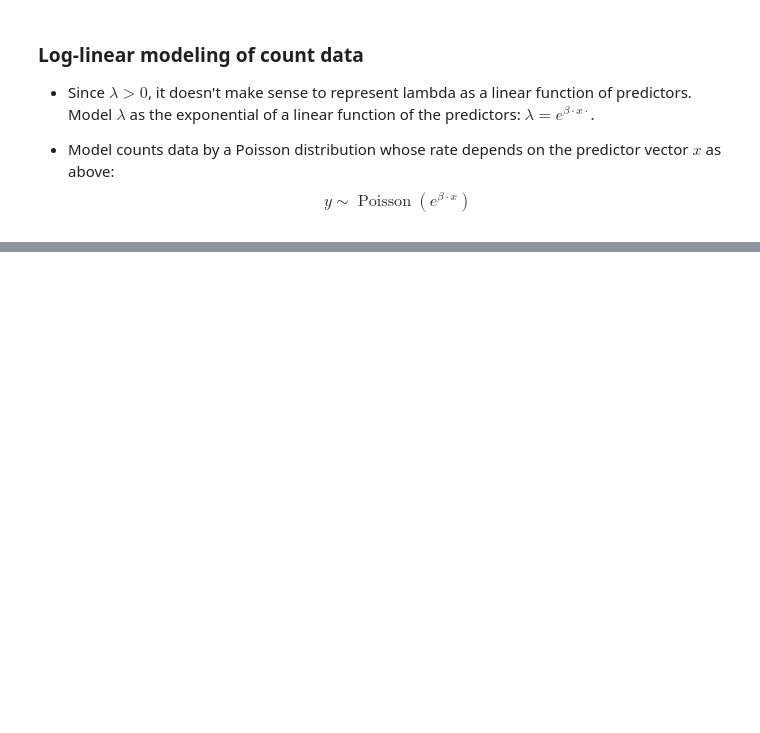
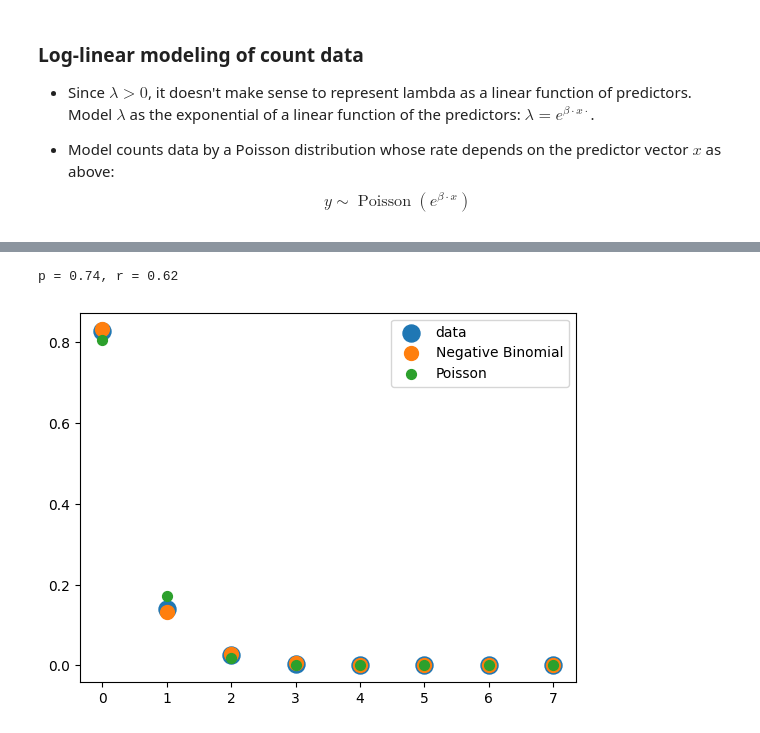
Before and after one commit to mgreenbe/DATA335W2025, a Jupyter notebook: code/count_regression.ipynb, the cells around one changed output, grey strips where cells are left out. Saved outputs shown, nothing was run; the diff lists cells and outputs as text; code cells hidden in the pictures; blank space fills up the shorter version.

```diff
--- a/code/count_regression.ipynb
+++ b/code/count_regression.ipynb
@@ -118,0 +209,5 @@ plt.scatter(
+# %%
+counts = pd.Series(
+    [7840, 1317, 239, 42, 14, 4, 4, 1], index=np.arange(8), name="counts"
+)
+counts
@@ -118,0 +224,4 @@ plt.scatter(
+# %%
+m = counts.dot(counts.index) / counts.sum()
+v = counts.dot((counts.index - m) ** 2) / counts.sum()
+print(f"m = {m:.2f}, v = {v:.2f}")
@@ -118,0 +245,19 @@ plt.scatter(
+# %%
+p = m / v
+r = m**2 / (v - m)
+print(f"p = {p:.2f}, r = {r:.2f}")
+
+assert np.isclose(m, r * (1 - p) / p)
+assert np.isclose(v, r * (1 - p) / p**2)
+# %% [output]
+p = 0.74, r = 0.62
+# %%
+plt.scatter(counts.index, counts / counts.sum(), s=150, label="data")
+plt.scatter(
+    counts.index, stats.nbinom(r, p).pmf(counts.index), s=100, label="Negative Binomial"
+)
+plt.scatter(counts.index, stats.poisson(m).pmf(counts.index), s=50, label="Poisson")
+plt.legend()
+plt.show()
+# %% [output]
+[figure, added]
```
Also changed, not shown: parts of 18 cells of this notebook.
